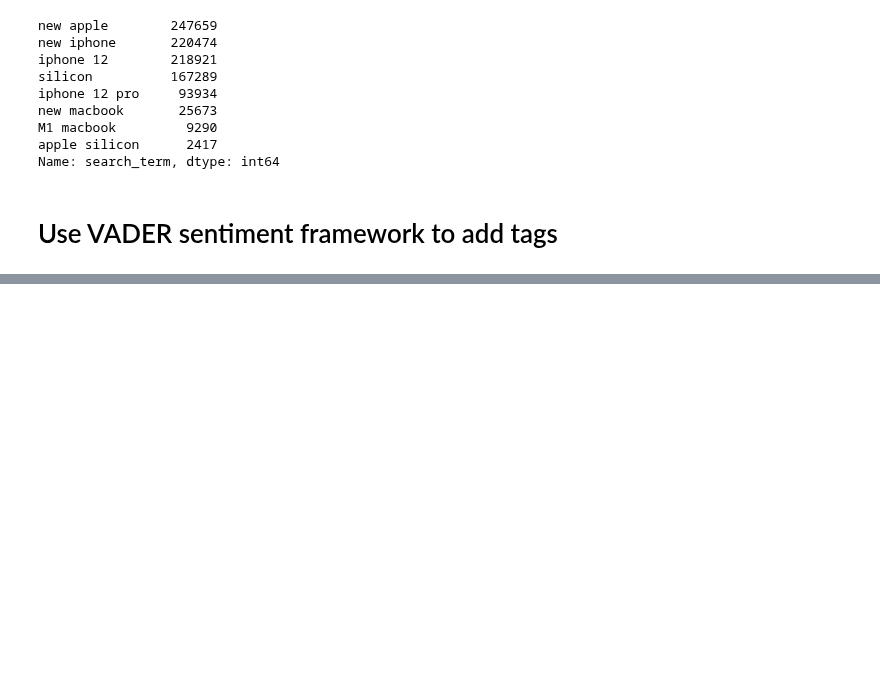
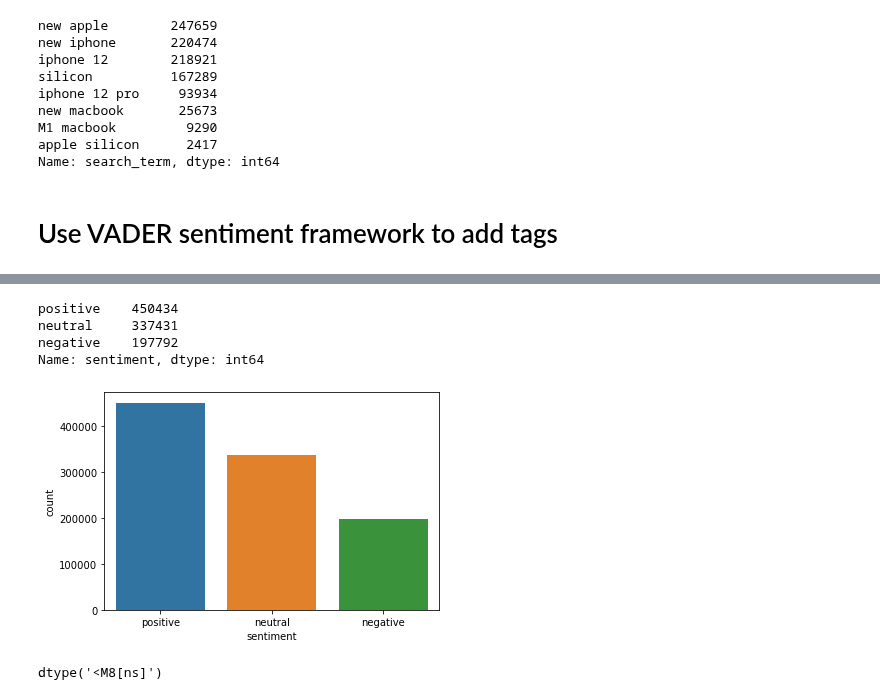
Before and after one commit to brenfrrs/twitter_sentiment_analysis, a Jupyter notebook: DC.ipynb, the cells around one changed output, grey strips where cells are left out. Saved outputs shown, nothing was run; the diff lists cells and outputs as text; code cells hidden in the pictures; blank space fills up the shorter version.

```diff
--- a/DC.ipynb
+++ b/DC.ipynb
@@ -161,32 +164,11 @@ main.columns.to_list()
 # %%
-main.drop(columns = ['created_at', 'hashtags',
- 'cashtags',
- 'link',
- 'retweet',
- 'quote_url',
- 'video',
- 'thumbnail',
- 'near',
- 'geo',
- 'source',
- 'user_rt_id',
- 'user_rt',
- 'retweet_id',
- 'reply_to',
- 'retweet_date',
- 'translate',
- 'trans_src',
- 'trans_dest',
- 'language',
- 'mentions',
- 'urls',
- 'photos',
- 'id',
- 'timezone',
- 'user_id',
- 'place',
- 'conversation_id',
- 'created_at'], inplace=True)
+main.drop(columns = ['created_at', 'hashtags', 'cashtags', 'link',
+                     'retweet', 'quote_url', 'video', 'thumbnail',
+                     'near', 'geo', 'source', 'user_rt_id', 'user_rt',
+                     'retweet_id', 'reply_to', 'retweet_date','translate',
+                     'trans_src', 'trans_dest', 'language', 'mentions',
+                     'urls', 'photos', 'id', 'timezone', 'user_id', 'place',
+                     'conversation_id', 'created_at'], inplace=True)
 # %%
 main.head(5)
 # %% [output]
@@ -218,0 +212,11 @@ main.to_csv('/Volumes/ML_projects/Phase4data/appletweet.csv')
+# %%
+main.sentiment.value_counts()
+# %% [output]
+positive    450434
+neutral     337431
+negative    197792
+Name: sentiment, dtype: int64
+# %%
+sns.countplot(main.sentiment);
+# %% [output]
+[figure, added]
@@ -218,0 +225,4 @@ main.to_csv('/Volumes/ML_projects/Phase4data/appletweet.csv')
+# %%
+main['date'].dtype
+# %% [output]
+dtype('<M8[ns]')
```
Also changed, not shown: parts of 10 cells of this notebook, 2 other files.
